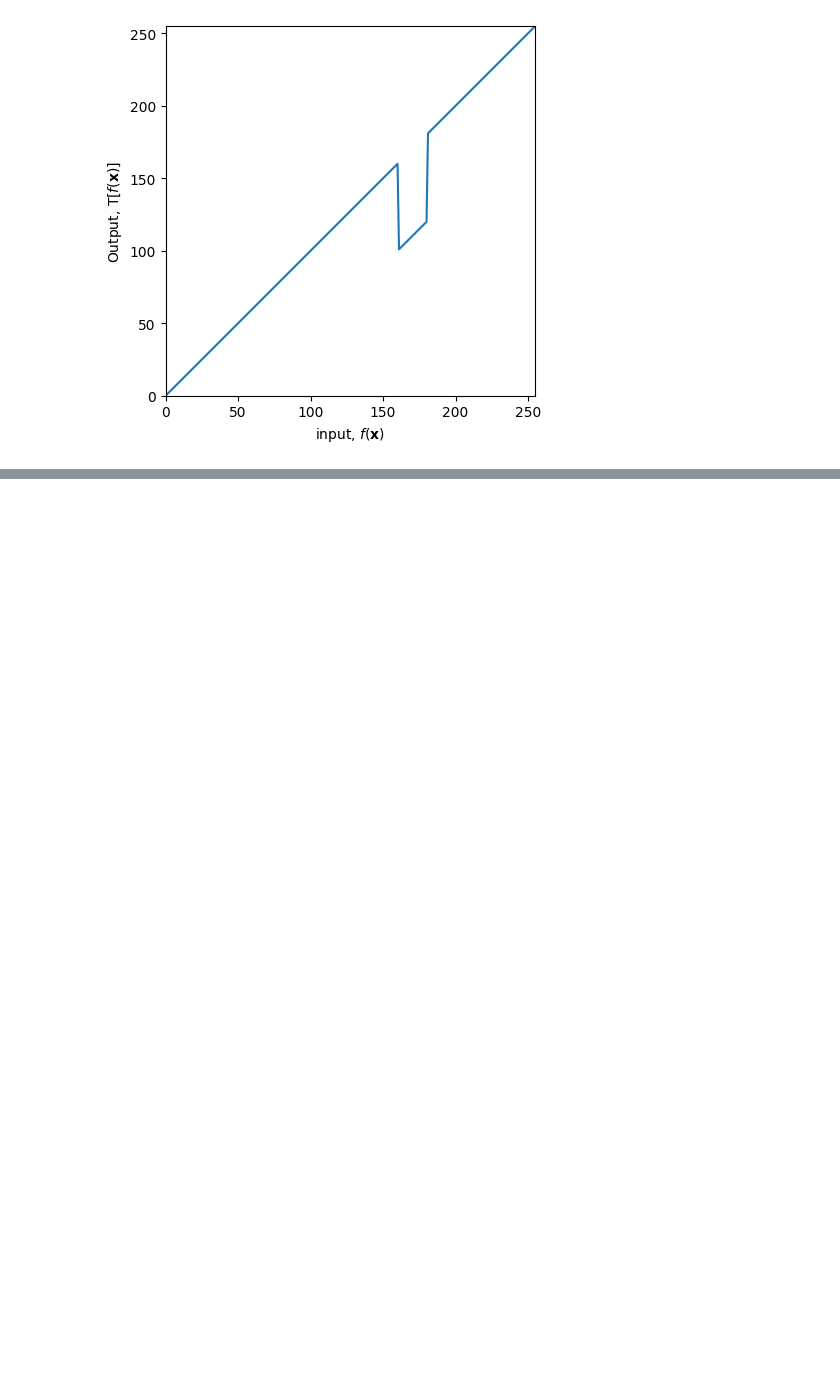
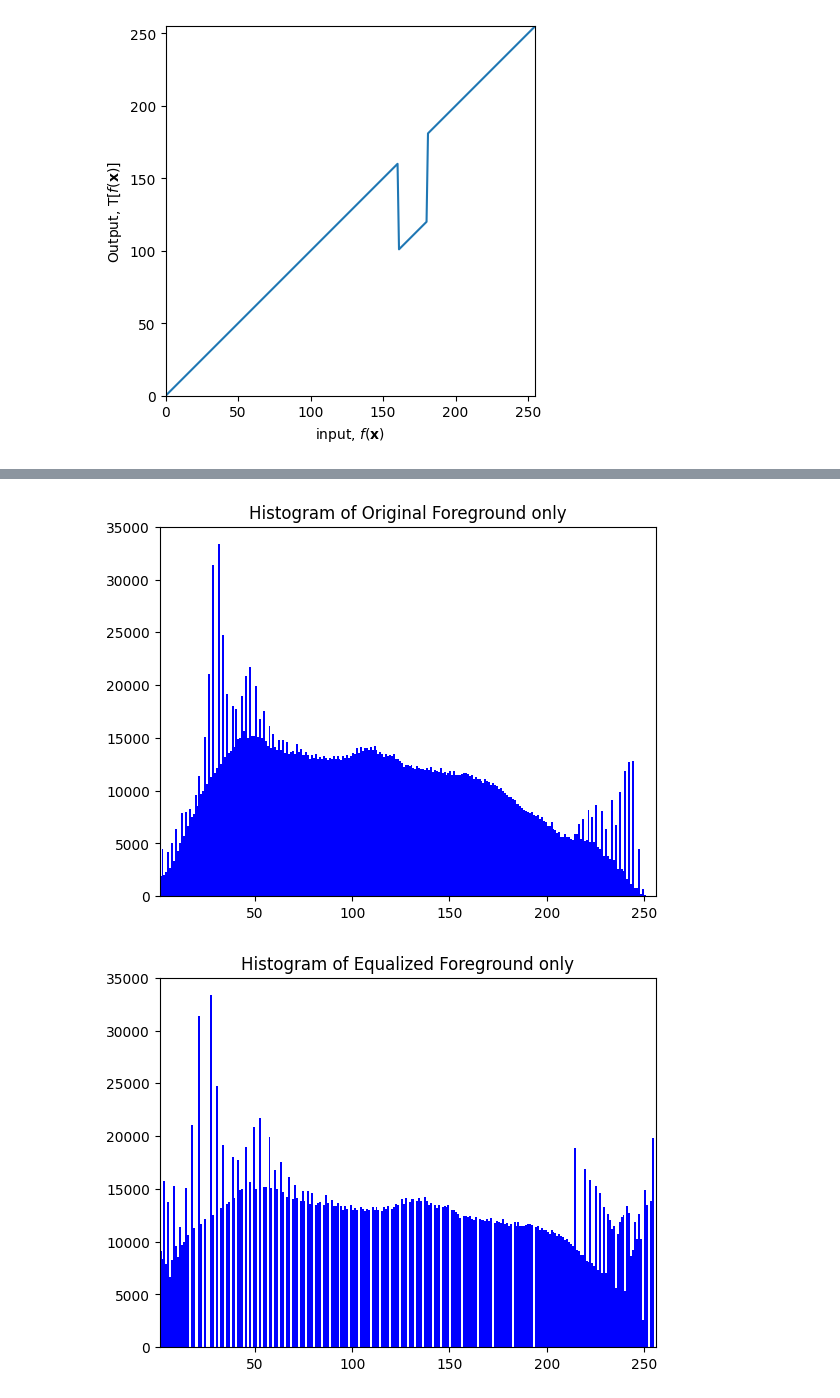
Before and after one commit to oshanyalegama/EN3160-Assignment-01, a Jupyter notebook: assignment 1.ipynb, the cells around one changed output, grey strips where cells are left out. Saved outputs shown, nothing was run; the diff lists cells and outputs as text; code cells hidden in the pictures; blank space fills up the shorter version.

```diff
--- a/assignment 1.ipynb
+++ b/assignment 1.ipynb
@@ -150,0 +299,14 @@ cv.destroyAllWindows()
+# %%
+plt.hist(foreground.flatten(), 255, [ 1,256] , color = 'b')
+plt.xlim([1,256])
+plt.title('Histogram of Original Foreground only')
+plt.show()
+
+
+plt.hist(foreground_new.flatten(), 255, [ 1,256] , color = 'b')
+plt.xlim([1,256])
+plt.title('Histogram of Equalized Foreground only')
+plt.show()
+# %% [output]
+[figure, added]
+[figure, added]
```
Also changed, not shown: parts of 12 cells of this notebook, 7 other files.
